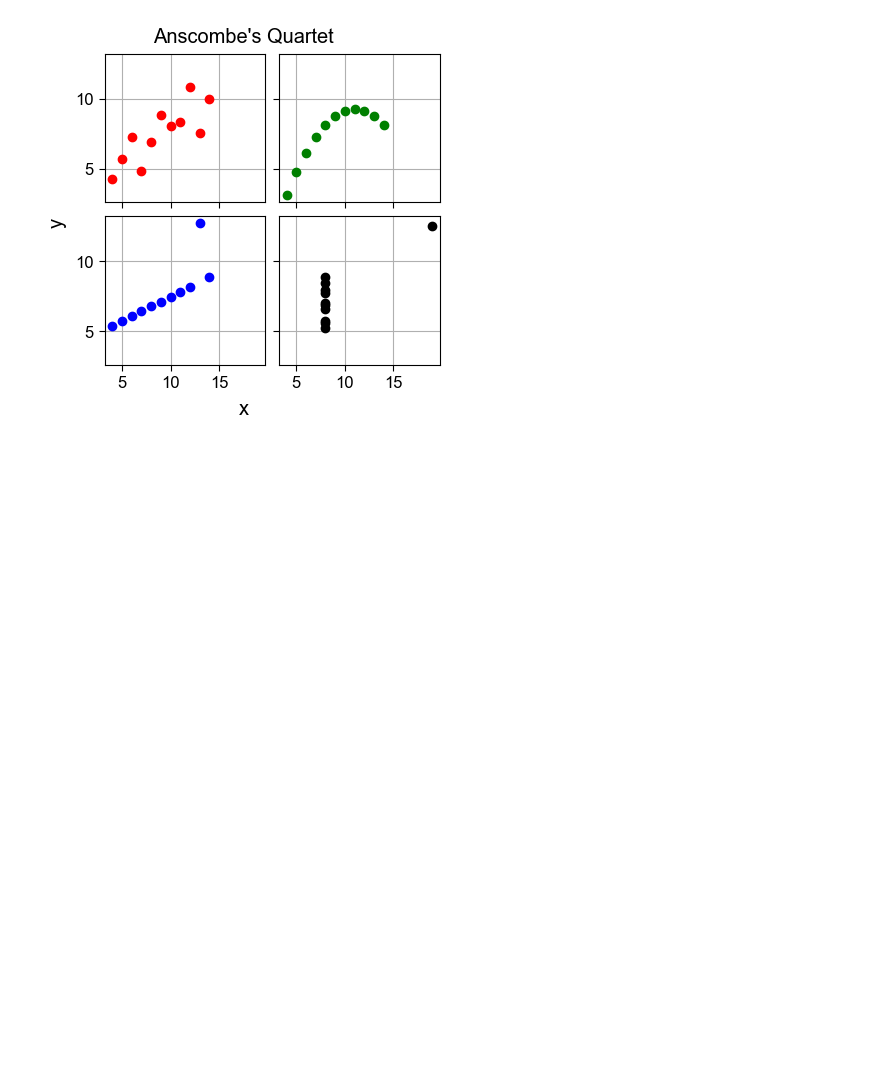
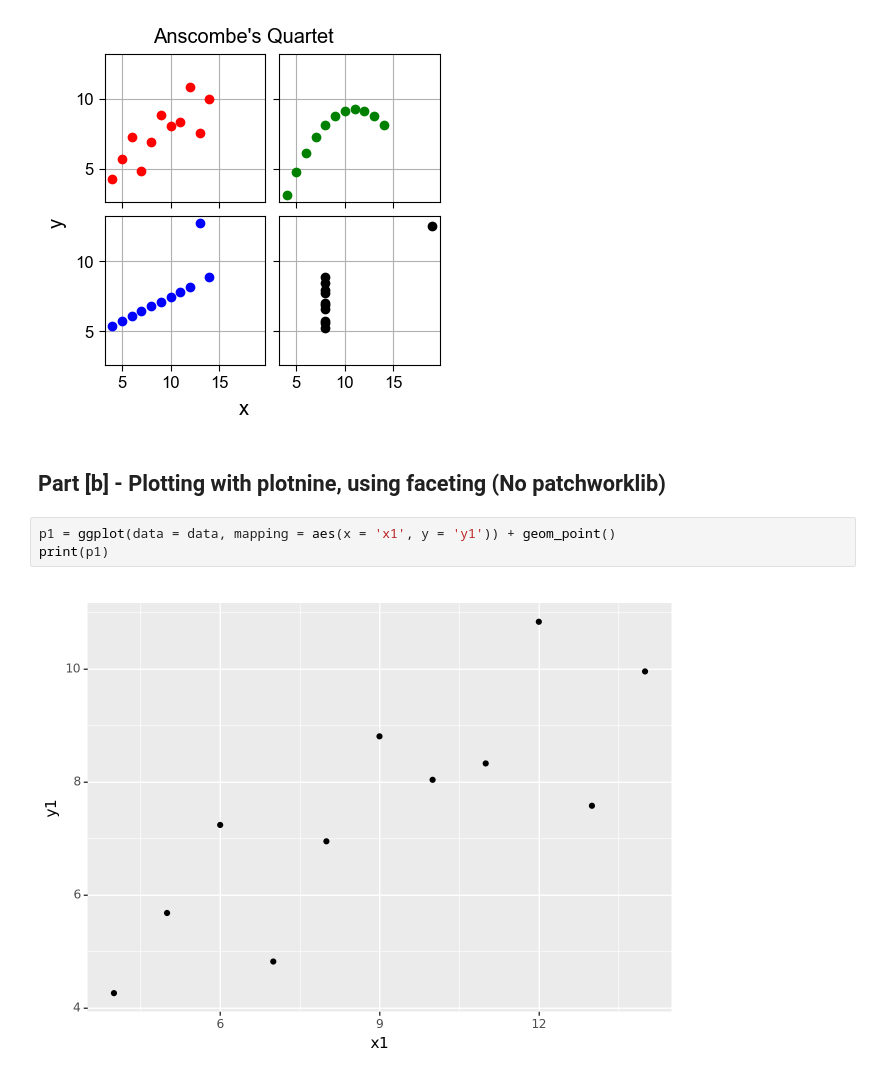
Before and after one commit to dg3358/Columbia-ACTU-5841, a Jupyter notebook: Assignment 2/Assignment-2.ipynb, the cells around one changed output. Cells and saved outputs as stored; diff of their text form; blank space fills up the shorter version.

Commit message:
Assignment 2 begin part b

```diff
--- a/Assignment 2/Assignment-2.ipynb
+++ b/Assignment 2/Assignment-2.ipynb
@@ -57,3 +54,10 @@ fig.suptitle("Anscombe's Quartet")
 plt.show()
 # %% [output]
 [figure]
+# %% [markdown]
+## Part [b] - Plotting with plotnine, using faceting (No patchworklib)
+# %%
+p1 = ggplot(data = data, mapping = aes(x = 'x1', y = 'y1')) + geom_point()
+print(p1)
+# %% [output]
+[figure, added]
```
Also changed, not shown: parts of 2 cells of this notebook.
